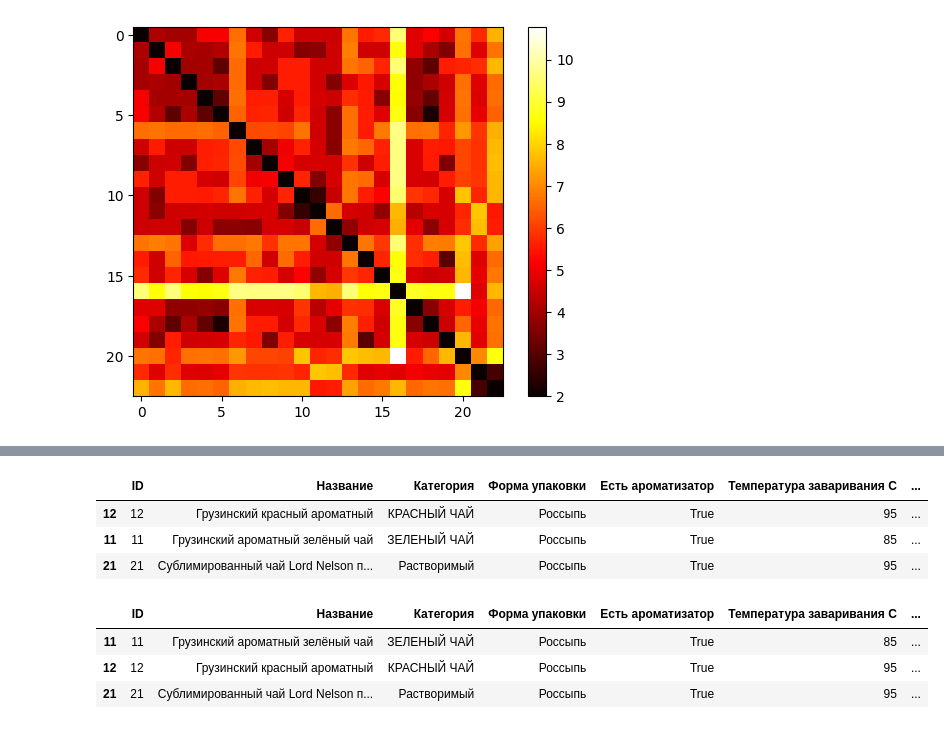
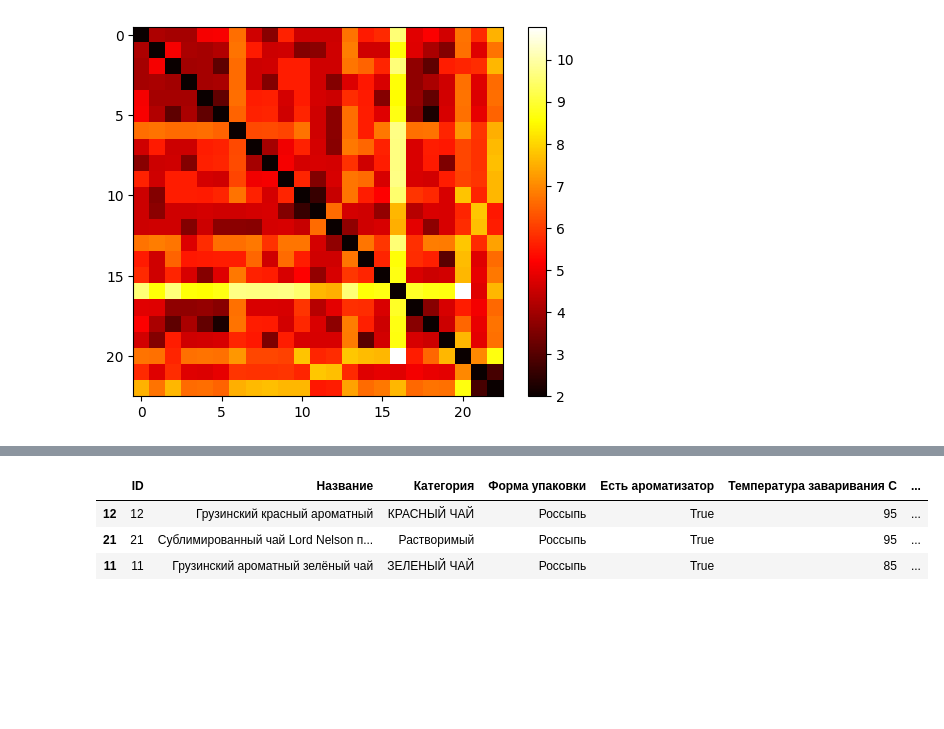
Before and after one commit to DeltaHeavyVIP/SII, a Jupyter notebook: recomended.ipynb, the cells around one changed output, grey strips where cells are left out. Cells and saved outputs as stored; diff of their text form; code cells hidden in the pictures; blank space fills up the shorter version.

```diff
--- a/recomended.ipynb
+++ b/recomended.ipynb
@@ -295,0 +228,32 @@ recommendations
+# %%
+def get_recomendation(likes, dislikes, data):
+    def find(name):
+        return data.loc[data['Название'] == name]
+
+    recomendation = [0.5 for i in range(len(data))]
+    for i in likes:
+        dish_i = find(i).index[0]
+        recomendation[dish_i] = None
+        for j in range(len(recomender_matrix[dish_i])):
+            if recomendation[j] is None:
+                continue
+
+            recomendation[j] -= recomender_matrix[dish_i][j] / len(likes) * 0.5
+
+    for i in dislikes:
+        dish_i = find(i).index[0]
+        recomendation[dish_i] = None
+        for j in range(len(recomender_matrix[dish_i])):
+            if recomendation[j] is None:
+                continue
+
+            recomendation[j] += recomender_matrix[dish_i][j] / len(dislikes) * 0.5
+
+    result = data
+    result['Рекомендация'] = recomendation
+    result = result.sort_values(by=['Рекомендация'], ascending=False)
+
+    return result
+# %%
+result = get_recomendation(['Шайцинь Юцзи Шэн', 'Путь Сердца'], ['Юцзи Гаоцзи Шу Ч'], df)
+result
@@ -333,18 +315,10 @@ def do_fliter(recomendation, name=None, category=None, form=None, is_arom=None,
 
     return recomendation
 # %%
-result = do_fliter(recommendations,name='а', is_arom=True, temp=[0, 100])
+result = do_fliter(result, name='а', is_arom=True, temp=[0, 100])
 result
 # %% [output]
 |  | ID | Название | Категория | Форма упаковки | Есть ароматизатор | Температура заваривания C | ... |
 | 12 | 12 | Грузинский красный ароматный | КРАСНЫЙ ЧАЙ | Россыпь | True | 95 | ... |
+| 21 | 21 | Сублимированный чай Lord Nelson п... | Растворимый | Россыпь | True | 95 | ... |
 | 11 | 11 | Грузинский ароматный зелёный чай | ЗЕЛЕНЫЙ ЧАЙ | Россыпь | True | 85 | ... |
-| 21 | 21 | Сублимированный чай Lord Nelson п... | Растворимый | Россыпь | True | 95 | ... |
-# %%
-rs= get_recommendations_by_likes('Путь Сердца', result)
-rs
-# %% [output]
-|  | ID | Название | Категория | Форма упаковки | Есть ароматизатор | Температура заваривания C | ... |
-| 11 | 11 | Грузинский ароматный зелёный чай | ЗЕЛЕНЫЙ ЧАЙ | Россыпь | True | 85 | ... |
-| 12 | 12 | Грузинский красный ароматный | КРАСНЫЙ ЧАЙ | Россыпь | True | 95 | ... |
-| 21 | 21 | Сублимированный чай Lord Nelson п... | Растворимый | Россыпь | True | 95 | ... |
```
Also changed, not shown: parts of 4 cells of this notebook, 1 other file.
